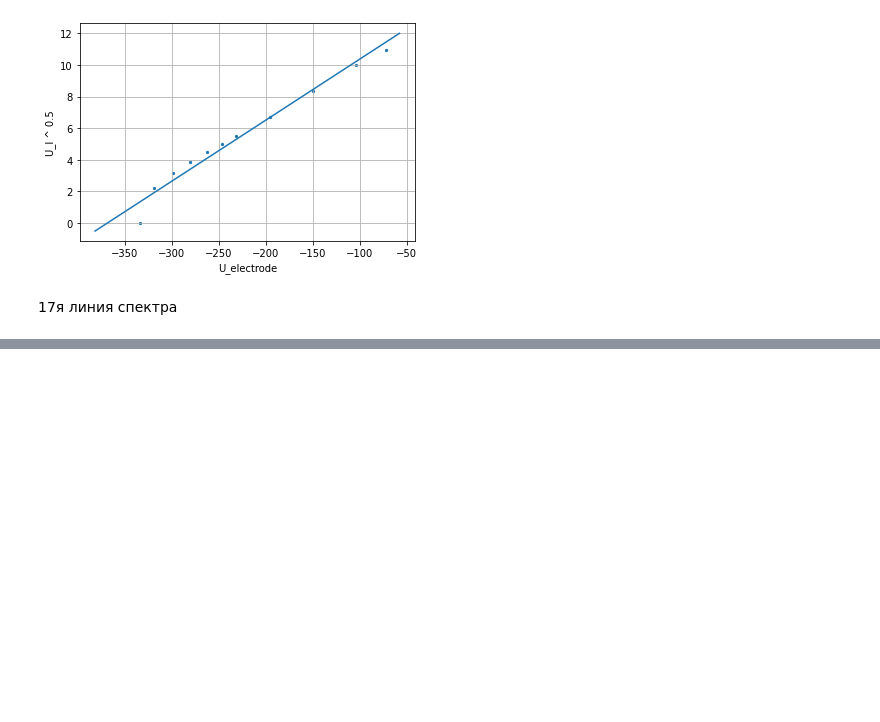
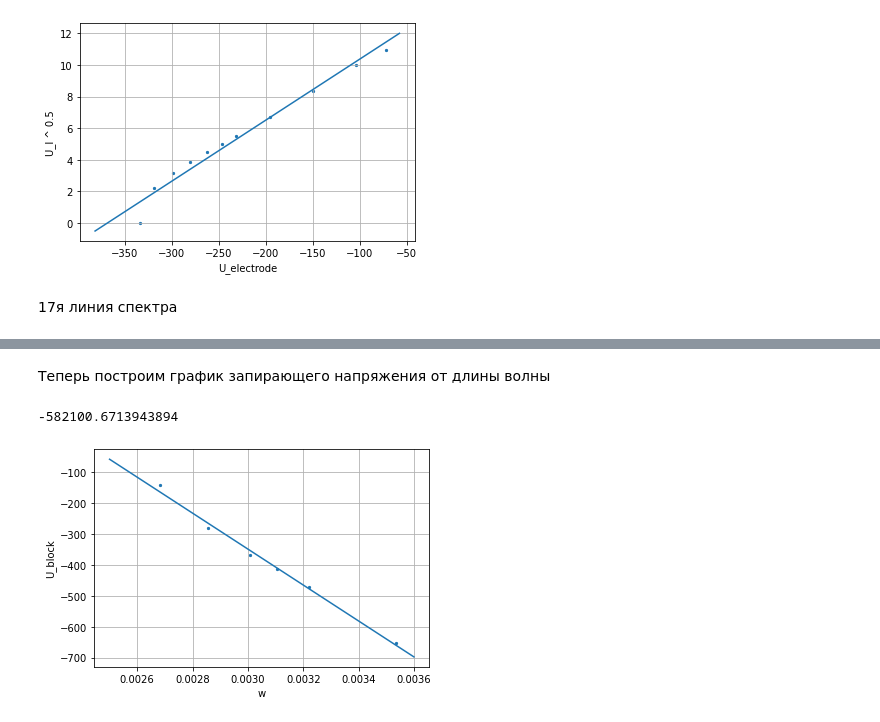
Before and after one commit to ivan-shargin/Physics, a Jupyter notebook: Lab_photo.ipynb, the cells around one changed output, grey strips where cells are left out. Saved outputs shown, nothing was run; the diff lists cells and outputs as text; code cells hidden in the pictures; blank space fills up the shorter version.

```diff
--- a/Lab_photo.ipynb
+++ b/Lab_photo.ipynb
@@ -143,0 +222,26 @@ print(linear_regressor.predict(np.array([0]).reshape((1, 1))))
+# %% [markdown]
+Теперь построим график запирающего напряжения от длины волны
+# %%
+U_block = np.array([x_1, x_5, x_12, x_17, x_22, x_25])
+wave_length = np.array([7032, 6599, 6267, 6074, 5852, 5331])
+w = 2 * math.pi * 3 / wave_length
+
+fig, ax = plt.subplots()
+ax.grid()
+ax.scatter(w, U_block, s=5)
+plt.xlabel("w")
+plt.ylabel("U_block")
+
+linear_regressor = linear_model.LinearRegression()
+linear_regressor.fit(w.reshape((w.size, 1)), U_block)
+
+x0 = np.linspace(0.0025, 0.0036, 150).reshape((150, 1))
+y0 = linear_regressor.predict(x0)
+
+ax.plot(x0, y0)
+print(linear_regressor.coef_[0])
+
+fig.savefig('final_figure')
+# %% [output]
+-582100.6713943894
+[figure, added]
```
Also changed, not shown: parts of 10 cells of this notebook, 17 other files.
